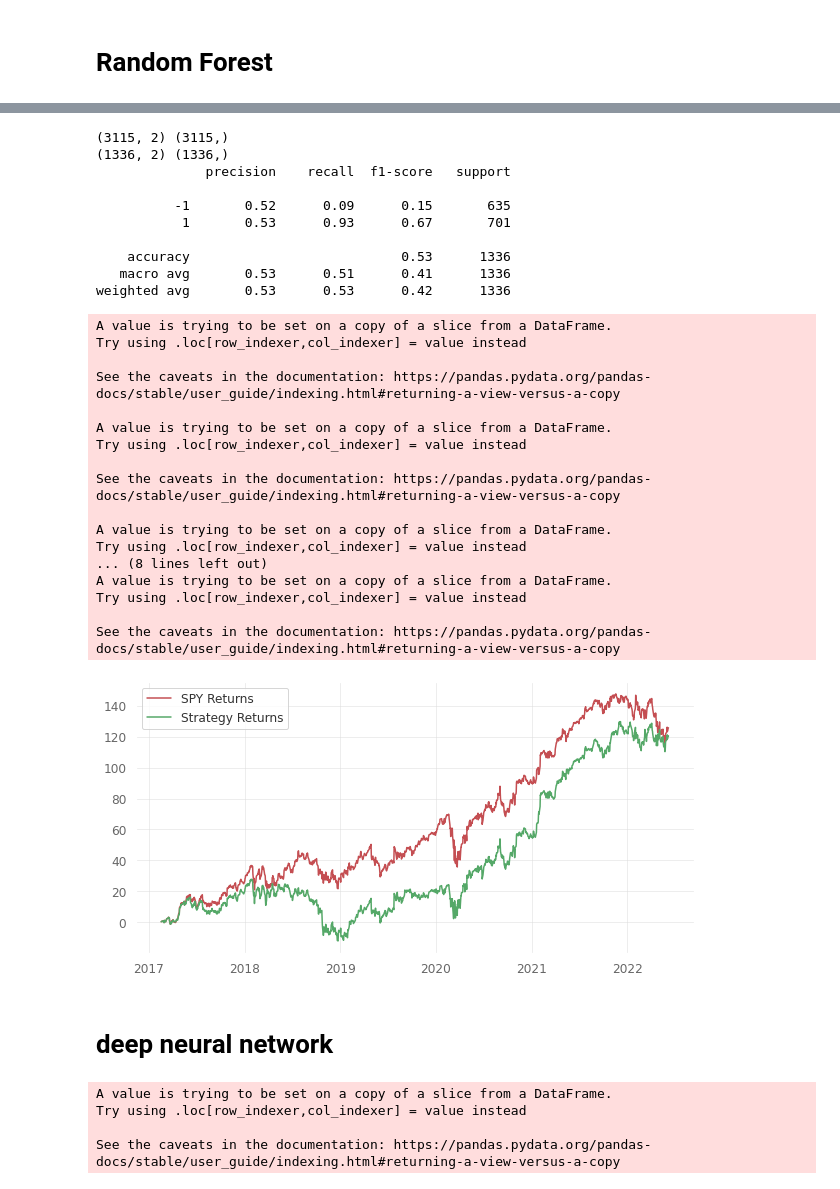
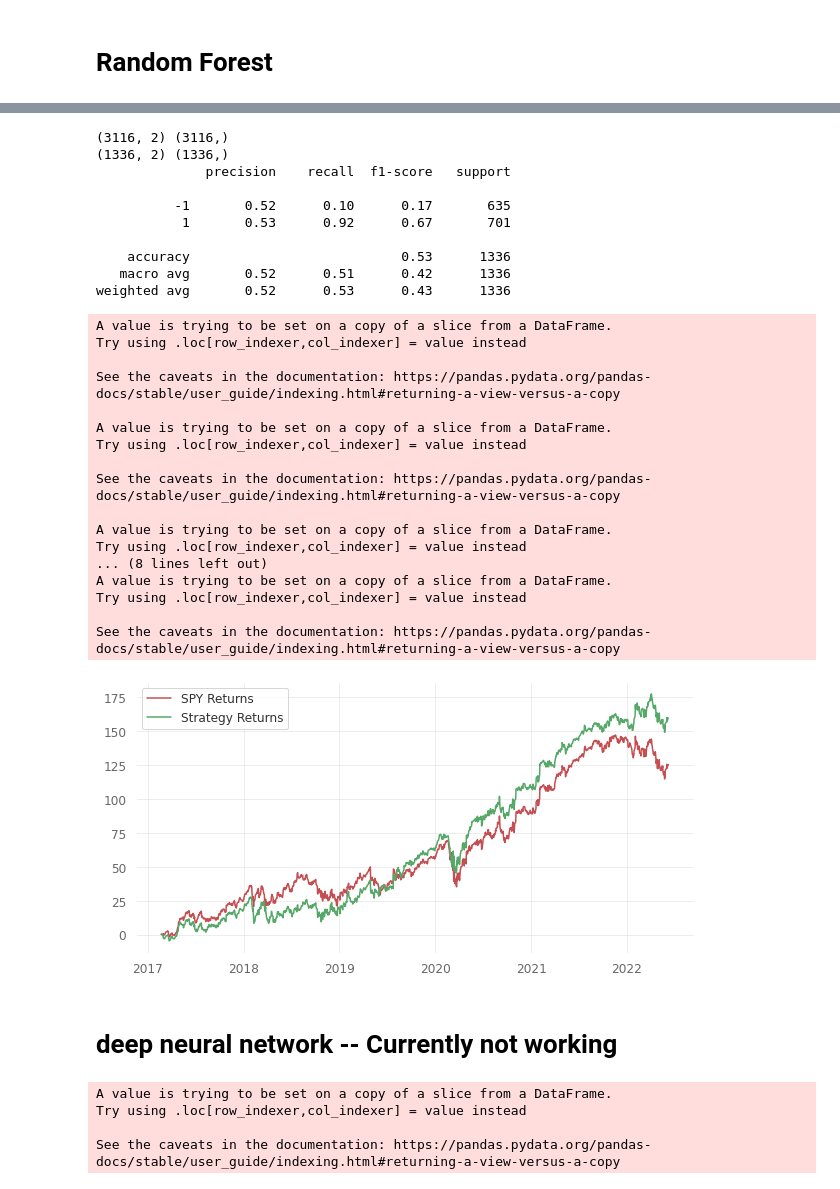
Before and after one commit to Ivanchukk/trading, a Jupyter notebook: MomentumTradingStrategy.ipynb, the cells around one changed output, grey strips where cells are left out. Drawn from its saved outputs; the diff is of its cells as text; code cells hidden in the pictures.

```diff
--- a/MomentumTradingStrategy.ipynb
+++ b/MomentumTradingStrategy.ipynb
@@ -347,7 +343,13 @@ def plot_retuns(prices_indicarors, predictions, leverage):
   plt.legend()
   plt.show()
 # %%
-def plot_retuns_with_short(prices_indicarors, predictions, leverage):
+'''
+The strategy in this case is very easy.
+If the prediction is 1 (positive return) make a long position, if the prediction is -1 make a short position
+The strategy acting as it closing the position at the end of the day
+'''
+
+def predict_actions_and_plot_with_short(prices_indicarors, predictions, leverage):
   split_percentage = 0.7
   split = int(split_percentage*len(prices_indicarors))
   # SPY Cumulative Returns
@@ -363,6 +365,7 @@ def plot_retuns_with_short(prices_indicarors, predictions, leverage):
     elif row.Predicted_Signal == -1:
       action.append(-leverage)
     else:
+      # it not supports to enter this else. This is used as a test for nan's
       action.append(100000000)
 
   prices_indicarors['action'] = action
@@ -371,7 +374,7 @@ def plot_retuns_with_short(prices_indicarors, predictions, leverage):
 
   Cumulative_Strategy_returns = prices_indicarors['Startegy_returns'].cumsum()*100
   prices_indicarors['Cumulative_Strategy_returns'] = Cumulative_Strategy_returns
-  prices_indicarors.to_csv("asd.csv")
+  prices_indicarors['Cumulative_returns'] = Cumulative_returns
   # Plot the results to visualize the performance
 
   plt.figure(figsize=(10,5))
@@ -379,6 +382,8 @@ def plot_retuns_with_short(prices_indicarors, predictions, leverage):
   plt.plot(Cumulative_Strategy_returns, color='g', label = 'Strategy Returns')
   plt.legend()
   plt.show()
+
+  return prices_indicarors
 # %%
 predictors_list = ['MA', 'rsi', '%K', '%D', 'psl', 'rvi', 'true_range', 'pvt', 'pvr', 'mfi']
 tree_depth = 3
@@ -495,6 +500,7 @@ See the caveats in the documentation: https://pandas.pydata.org/pandas-docs/stab
 # %% [markdown]
 # Random Forest
 # %%
+price = yf.download('goog','1993-01-01','2022-12-29')
 prices_indicarors = add_indicators(price, 30)
 prices_indicarors['return'] = price.Close.pct_change().shift(1).dropna()
 prices_indicarors.head()
@@ -678,41 +683,41 @@ See the caveats in the documentation: https://pandas.pydata.org/pandas-docs/stab
 # %%
-# try with short
+# I will try to plot the best results with short trades
 predictors_list = ['Volume','mfi']
 tree_depth = 3
 leaths = 6
 leverage = 1
-plot_retuns_with_short(prices_indicarors, random_Forest(prices_indicarors, predictors_list, tree_depth, leaths), leverage)
+predict_actions_and_plot_with_short(prices_indicarors, random_Forest(prices_indicarors, predictors_list, tree_depth, leaths), leverage)
 # %% [output]
-(3115, 2) (3115,)
+(3116, 2) (3116,)
 (1336, 2) (1336,)
               precision    recall  f1-score   support
 
-          -1       0.52      0.09      0.15       635
-           1       0.53      0.93      0.67       701
+          -1       0.52      0.10      0.17       635
+           1       0.53      0.92      0.67       701
 
     accuracy                           0.53      1336
-   macro avg       0.53      0.51      0.41      1336
-weighted avg       0.53      0.53      0.42      1336
+   macro avg       0.52      0.51      0.42      1336
+weighted avg       0.52      0.53      0.43      1336
 A value is trying to be set on a copy of a slice from a DataFrame.
 Try using .loc[row_indexer,col_indexer] = value instead
 
 See the caveats in the documentation: https://pandas.pydata.org/pandas-docs/stable/user_guide/indexing.html#returning-a-view-versus-a-copy
 
 A value is trying to be set on a copy of a slice from a DataFrame.
 Try using .loc[row_indexer,col_indexer] = value instead
 
 See the caveats in the documentation: https://pandas.pydata.org/pandas-docs/stable/user_guide/indexing.html#returning-a-view-versus-a-copy
 
 A value is trying to be set on a copy of a slice from a DataFrame.
 Try using .loc[row_indexer,col_indexer] = value instead
 ... (8 lines left out)
 A value is trying to be set on a copy of a slice from a DataFrame.
 Try using .loc[row_indexer,col_indexer] = value instead
 
 See the caveats in the documentation: https://pandas.pydata.org/pandas-docs/stable/user_guide/indexing.html#returning-a-view-versus-a-copy
-[figure, old version]
+[figure, new version]
 # %% [markdown]
-# deep neural network
+# deep neural network -- Currently not working
 # %%
 prices_indicarors = add_indicators(price, 30)
 prices_indicarors['return'] = price.Close.pct_change().shift(1).dropna()
```
Also changed, not shown: parts of 37 cells of this notebook.
